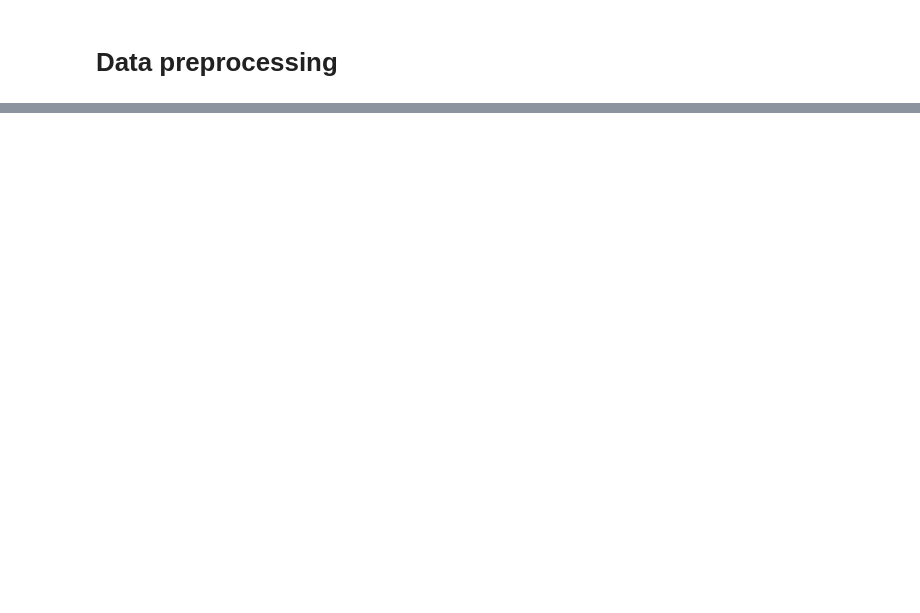
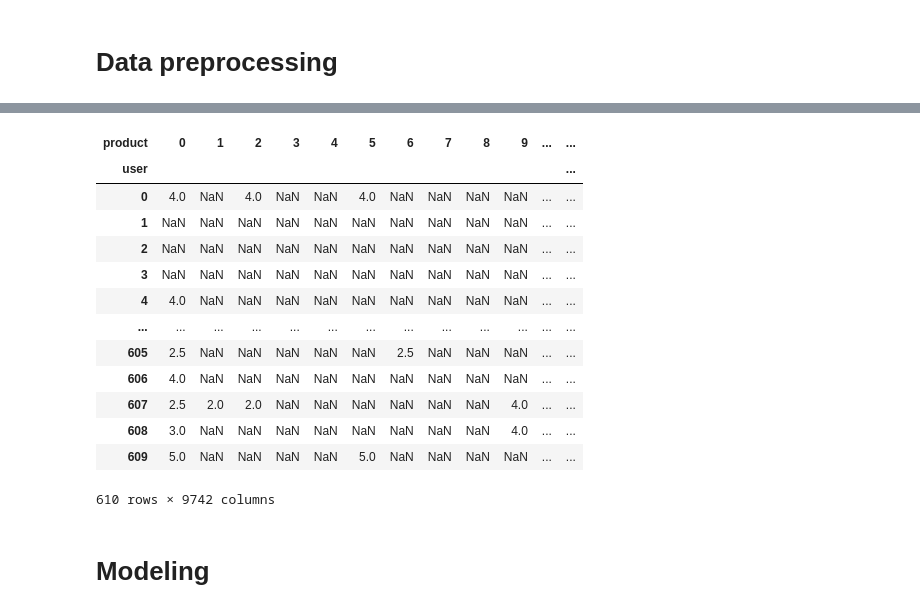
Before and after one commit to kidrissa/recommendation_system, a Jupyter notebook: notebook.ipynb, the cells around one changed output, grey strips where cells are left out. Cells and saved outputs as stored; diff of their text form; code cells hidden in the pictures; blank space fills up the shorter version.

```diff
--- a/notebook.ipynb
+++ b/notebook.ipynb
@@ -19,0 +157,26 @@ from tensorflow.keras import models, layers, utils  #(2.6.0)
+# %%
+tmp = df_users.copy()
+df_users = tmp.pivot_table(index="user", columns="product", values="y")
+missing_cols = list(set(df_products.index) - set(df_users.columns))
+for col in missing_cols:
+    df_users[col] = np.nan
+dF_users = df_users[sorted(df_users.columns)]
+# %%
+dF_users
+# %% [output]
+| product | 0 | 1 | 2 | 3 | 4 | 5 | 6 | 7 | 8 | 9 | ... | ... |
+| user |  |  |  |  |  |  |  |  |  |  |  | ... |
+| 0 | 4.0 | NaN | 4.0 | NaN | NaN | 4.0 | NaN | NaN | NaN | NaN | ... | ... |
+| 1 | NaN | NaN | NaN | NaN | NaN | NaN | NaN | NaN | NaN | NaN | ... | ... |
+| 2 | NaN | NaN | NaN | NaN | NaN | NaN | NaN | NaN | NaN | NaN | ... | ... |
+| 3 | NaN | NaN | NaN | NaN | NaN | NaN | NaN | NaN | NaN | NaN | ... | ... |
+| 4 | 4.0 | NaN | NaN | NaN | NaN | NaN | NaN | NaN | NaN | NaN | ... | ... |
+| ... | ... | ... | ... | ... | ... | ... | ... | ... | ... | ... | ... | ... |
+| 605 | 2.5 | NaN | NaN | NaN | NaN | NaN | 2.5 | NaN | NaN | NaN | ... | ... |
+| 606 | 4.0 | NaN | NaN | NaN | NaN | NaN | NaN | NaN | NaN | NaN | ... | ... |
+| 607 | 2.5 | 2.0 | 2.0 | NaN | NaN | NaN | NaN | NaN | NaN | 4.0 | ... | ... |
+| 608 | 3.0 | NaN | NaN | NaN | NaN | NaN | NaN | NaN | NaN | 4.0 | ... | ... |
+| 609 | 5.0 | NaN | NaN | NaN | NaN | 5.0 | NaN | NaN | NaN | NaN | ... | ... |
+610 rows × 9742 columns
+# %% [markdown]
+# Modeling
```
Also changed, not shown: parts of 22 cells of this notebook.
